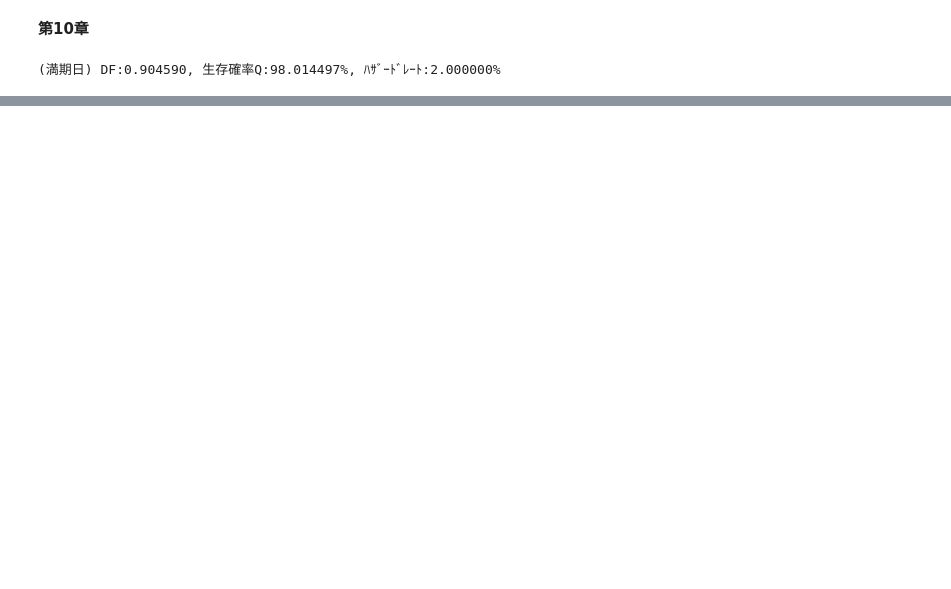
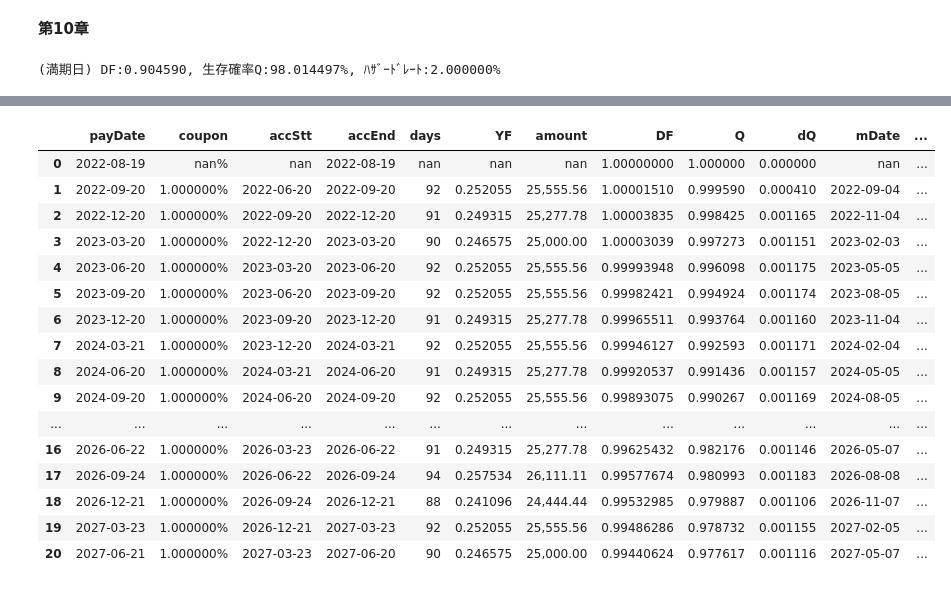
Before and after one commit to retrieveram/Python-Bond-Derivatives, a Jupyter notebook: ch10.ipynb, the cells around one changed output, grey strips where cells are left out. Saved outputs shown, nothing was run; the diff lists cells and outputs as text; code cells hidden in the pictures; blank space fills up the shorter version.

```diff
--- a/ch10.ipynb
+++ b/ch10.ipynb
@@ -2,17 +2,20 @@
 **第10章**
 # %%
 from myABBR import * ;import myUtil as mu ; np.set_printoptions(precision=6)
-# 初期値  bS:buySell: Protection.Buyer=0
-tradeDT = jDT(2022,9,19) ; setEvDT(tradeDT)
-matDT,           bS,   ntlAMT,   rfRT,  cdsQT,  npv0, hzdRT                 =\
-jDT(2023,9,20),  0,  10_000_000, 0.10, 1.30/100, 0,   0;hzdRT=cdsQT/(1-rcvRTj)
+# 1.初期値 bP:buyProtection
+tradeDT = jDT(2022,9,19) ;                          setEvDT(tradeDT)
+matDT,           ntlAMT,   rfRT,  cdsQT,   hzdRT                    =\
+jDT(2023,9,20),10_000_000, 0.10, 1.30/100,  0;hzdRT=cdsQT/(1-rcvRTj)
 
-# DF,hazard rateカーブ
+# 2.cdsスケジュール
+cdsSCD = ql.Schedule(tradeDT+1, matDT, pdFreqQ, calWK, FLLW, unADJ, dtGENf, EoMf)
+
+# 3.DF,hazardRateカーブ
 dsCvOBJ, dsCvHDL = mu.ffTSH(tradeDT, rfRT, dcA365)
 hzCvOBJ = ql.FlatHazardRate(tradeDT,mu.sqHDL(hzdRT), dcA365)
 hzCvHDL = ql.DefaultProbabilityTermStructureHandle(hzCvOBJ)
-print(f'(満期日) DF:{dsCvOBJ.discount(matDT):.6f}',            end=', ')
-print(  f'生存確率Q:{hzCvOBJ.survivalProbability(matDT):.6%}', end=', ')
-print(  f'ﾊｻﾞｰﾄﾞﾚｰﾄ:{hzCvOBJ.hazardRate(matDT):.6%}'                   )
+print(f'(満期日) DF:{dsCvOBJ.discount(matDT)           :.6f}, '
+        f'生存確率Q:{hzCvOBJ.survivalProbability(matDT):.6%}, '
+        f'ﾊｻﾞｰﾄﾞﾚｰﾄ:{hzCvOBJ.hazardRate(matDT)         :.6%}' )
 # %% [output]
 (満期日) DF:0.904590, 生存確率Q:98.014497%, ﾊｻﾞｰﾄﾞﾚｰﾄ:2.000000%
@@ -51,0 +119,60 @@ accrual amount:  0.0000000000
+# %%
+# Sony 5年CDS T/D 2022/8/19 buyProtection
+from myABBR import * ; import myUtil as mu
+# 1.初期値
+tradeDT,         cdsTNR,   cdsQT,     ntlAMT                              =\
+jDT(2022,8,19), pD('5y'), 30/10000, 10_000_000.0; setEvDT(tradeDT)
+    #春分/秋分の休日追加
+jpnHLDY = [jDT(yyyy, 3, 20) for yyyy in range(2024, 2027)]\
+         +[jDT(2027,3,22)]+[jDT(2026,9,21)]+[jDT(2026,9,22)]+[jDT(2026,9,23)]
+for dt in jpnHLDY: calWK.addHoliday(dt)
+    #満期日
+matDT   = ql.cdsMaturity(tradeDT, cdsTNR, dtGEN15); print('matDT:',matDT.ISO())
+
+# 2.cdsスケジュール
+cdsSCD  = ql.Schedule(tradeDT, matDT, pdFreqQ, calWK, FLLW, unADJ, dtGEN15, EoMf)
+print('CDSスケジュール:',list(cdsSCD)[:3], '...\n', ' '*15, list(cdsSCD)[-3:] )
+
+# 3.TONAカーブ作成
+crvDATA = [('depo','1d',-0.009), ('swap','1m',-0.01807),('swap','6m',-0.01043),
+           ('swap','12m',0.0125),('swap','18m',0.03125),('swap','2y',0.04875),
+           ('swap','3y',0.07375),('swap','5y',0.11854), ('swap','7y',0.19146)]
+_, dsCvOBJ, dsCvHDL, _ = mu.makeTonaCurve(crvDATA)
+    #hazardRate計算 (エンジン不要)
+npv0OBJ = ql.CreditDefaultSwap(bP,ntlAMT,cdsQT,cdsSCD,FLLW,dcA360,
+                                   True,True,tradeDT,ql.FaceValueClaim(),dcA360t)
+hzdRT   = npv0OBJ.impliedHazardRate(0.0,dsCvHDL,dcA365,rcvRTj,1e-10,
+                                                       ql.CreditDefaultSwap.ISDA)
+hzCvOBJ = ql.FlatHazardRate(0, calWK, mu.sqHDL(hzdRT), dcA365)
+hzCvHDL = ql.DefaultProbabilityTermStructureHandle(hzCvOBJ)
+
+# 4.cds NPV計算
+cdsOBJ  = ql.CreditDefaultSwap(bP,ntlAMT,cpn100,cdsSCD,FLLW,dcA360,
+                                True,True,tradeDT, ql.FaceValueClaim(), dcA360t)
+isdaENG = ql.IsdaCdsEngine(hzCvHDL,rcvRTj,dsCvHDL)
+cdsOBJ.setPricingEngine(isdaENG)
+impHzdRT  =cdsOBJ.impliedHazardRate(cdsOBJ.NPV(),dsCvHDL,dcA365,rcvRTj)
+netTwoLEG =cdsOBJ.couponLegNPV()+cdsOBJ.defaultLegNPV()+cdsOBJ.accrualRebateNPV()
+settleAMT =cdsOBJ.fairUpfront()*ntlAMT+cdsOBJ.accrualRebate().amount()*-1
+# 5.プリント
+print('-'*14,'\n'
+    f'tradeDate     :{cdsOBJ.tradeDate().ISO()  :}     \n'
+    f'couponLegNPV  :{cdsOBJ.couponLegNPV()     : ,.2f}\n'
+    f'accrRbtNPV    :{cdsOBJ.accrualRebateNPV() : ,.2f}\n'
+    f'defaultLegNPV :{cdsOBJ.defaultLegNPV()    : ,.2f}\n'
+    f'NPV           :{cdsOBJ.NPV()              : ,.2f}\n'
+    f'(Checking     :{netTwoLEG                 : ,.2f})')
+print('-'*14, '\n'
+    f'imp.HazardRate:{impHzdRT                  : .6%}\n'
+    f'fairSpread    :{cdsOBJ.fairSpread()       : .6%}'  )
+print('-'*14, '\n'
+    f'UpfrontDate   :{cdsOBJ.upfrontPayment().date().ISO() :}  \n'
+    f'fairUpfront(%):{cdsOBJ.fairUpfront()              : ,.8%}\n'
+    f'UpfntAMT      :{cdsOBJ.fairUpfront()*ntlAMT       : ,.2f}\n'
+    f'accrualRbtAMT :{cdsOBJ.accrualRebate().amount()*-1: ,.2f}\n'
+    f'(accrual days :{cdsOBJ.accrualRebate().amount()*360/(cpn100*ntlAMT):,.0f}日)\n'
+    f'settleAMT     :{settleAMT                         : ,.2f}' )
+# 6.キャッシュフロー表
+dfCDS = mu.cdsCashFlow(cdsOBJ, hzCvOBJ, dsCvOBJ)
+display(dfCDS.style.format(fmtSCF))
+# %% [output]
@@ -51,0 +199,17 @@ accrual amount:  0.0000000000
+|  | payDate | coupon | accStt | accEnd | days | YF | amount | DF | Q | dQ | mDate | ... |
+| 0 | 2022-08-19 | nan% | nan | 2022-08-19 | nan | nan | nan | 1.00000000 | 1.000000 | 0.000000 | nan | ... |
+| 1 | 2022-09-20 | 1.000000% | 2022-06-20 | 2022-09-20 | 92 | 0.252055 | 25,555.56 | 1.00001510 | 0.999590 | 0.000410 | 2022-09-04 | ... |
+| 2 | 2022-12-20 | 1.000000% | 2022-09-20 | 2022-12-20 | 91 | 0.249315 | 25,277.78 | 1.00003835 | 0.998425 | 0.001165 | 2022-11-04 | ... |
+| 3 | 2023-03-20 | 1.000000% | 2022-12-20 | 2023-03-20 | 90 | 0.246575 | 25,000.00 | 1.00003039 | 0.997273 | 0.001151 | 2023-02-03 | ... |
+| 4 | 2023-06-20 | 1.000000% | 2023-03-20 | 2023-06-20 | 92 | 0.252055 | 25,555.56 | 0.99993948 | 0.996098 | 0.001175 | 2023-05-05 | ... |
+| 5 | 2023-09-20 | 1.000000% | 2023-06-20 | 2023-09-20 | 92 | 0.252055 | 25,555.56 | 0.99982421 | 0.994924 | 0.001174 | 2023-08-05 | ... |
+| 6 | 2023-12-20 | 1.000000% | 2023-09-20 | 2023-12-20 | 91 | 0.249315 | 25,277.78 | 0.99965511 | 0.993764 | 0.001160 | 2023-11-04 | ... |
+| 7 | 2024-03-21 | 1.000000% | 2023-12-20 | 2024-03-21 | 92 | 0.252055 | 25,555.56 | 0.99946127 | 0.992593 | 0.001171 | 2024-02-04 | ... |
+| 8 | 2024-06-20 | 1.000000% | 2024-03-21 | 2024-06-20 | 91 | 0.249315 | 25,277.78 | 0.99920537 | 0.991436 | 0.001157 | 2024-05-05 | ... |
+| 9 | 2024-09-20 | 1.000000% | 2024-06-20 | 2024-09-20 | 92 | 0.252055 | 25,555.56 | 0.99893075 | 0.990267 | 0.001169 | 2024-08-05 | ... |
+| ... | ... | ... | ... | ... | ... | ... | ... | ... | ... | ... | ... | ... |
+| 16 | 2026-06-22 | 1.000000% | 2026-03-23 | 2026-06-22 | 91 | 0.249315 | 25,277.78 | 0.99625432 | 0.982176 | 0.001146 | 2026-05-07 | ... |
+| 17 | 2026-09-24 | 1.000000% | 2026-06-22 | 2026-09-24 | 94 | 0.257534 | 26,111.11 | 0.99577674 | 0.980993 | 0.001183 | 2026-08-08 | ... |
+| 18 | 2026-12-21 | 1.000000% | 2026-09-24 | 2026-12-21 | 88 | 0.241096 | 24,444.44 | 0.99532985 | 0.979887 | 0.001106 | 2026-11-07 | ... |
+| 19 | 2027-03-23 | 1.000000% | 2026-12-21 | 2027-03-23 | 92 | 0.252055 | 25,555.56 | 0.99486286 | 0.978732 | 0.001155 | 2027-02-05 | ... |
+| 20 | 2027-06-21 | 1.000000% | 2027-03-23 | 2027-06-20 | 90 | 0.246575 | 25,000.00 | 0.99440624 | 0.977617 | 0.001116 | 2027-05-07 | ... |
```
Also changed, not shown: parts of 7 cells of this notebook, 3 other files.
